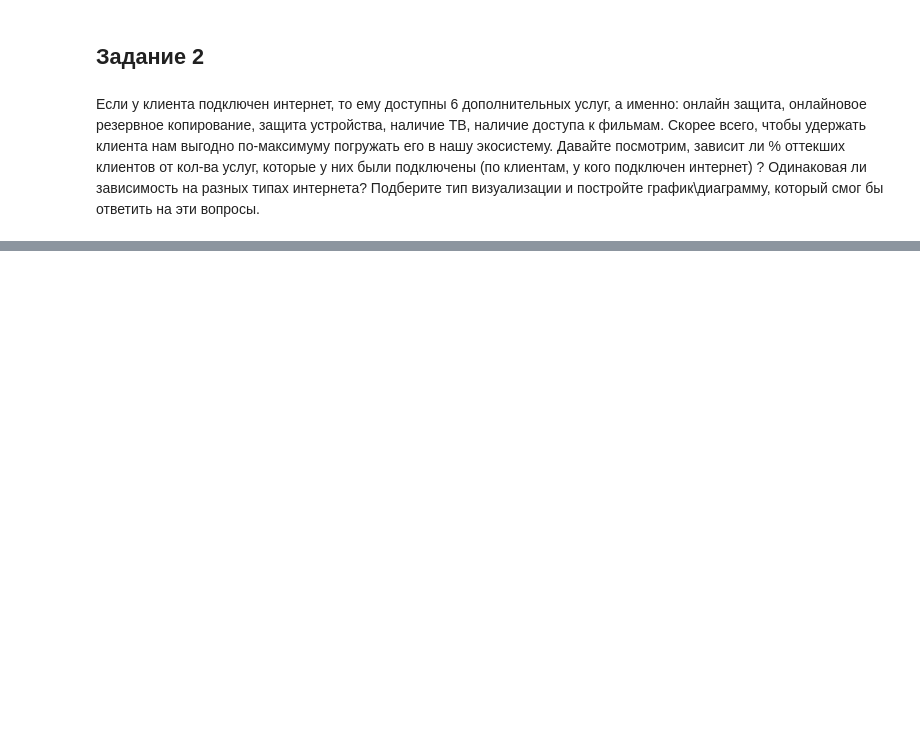
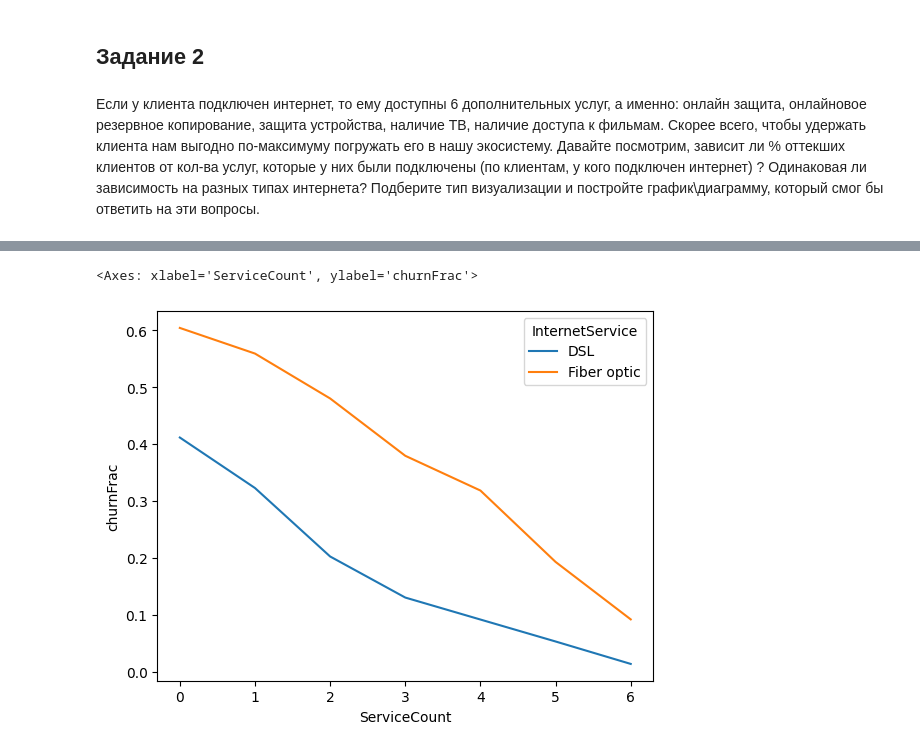
Before and after one commit to Mentaltired/t-bank_da_base_course, a Jupyter notebook: Домашнее задание 'Визуализация'.ipynb, the cells around one changed output, grey strips where cells are left out. Drawn from its saved outputs; the diff is of its cells as text; code cells hidden in the pictures; blank space fills up the shorter version.

```diff
--- a/Домашнее задание 'Визуализация'.ipynb
+++ b/Домашнее задание 'Визуализация'.ipynb
@@ -17,3 +55,19 @@ df['TotalCharges'] = pd.to_numeric(df['TotalCharges'],errors='coerce')
 ## Задание 2
 # %% [markdown]
 Если у клиента подключен интернет, то ему доступны 6 дополнительных услуг, а именно: онлайн защита, онлайновое резервное копирование, защита устройства, наличие ТВ, наличие доступа к фильмам. Скорее всего, чтобы удержать клиента нам выгодно по-максимуму погружать его в нашу экосистему. Давайте посмотрим, зависит ли % оттекших клиентов от кол-ва услуг, которые у них были подключены (по клиентам, у кого подключен интернет) ? Одинаковая ли зависимость на разных типах интернета? Подберите тип визуализации и постройте график\диаграмму, который смог бы ответить на эти вопросы.
+# %%
+# df_temp = df[df['InternetService'] != 'No'].groupby(['InternetService']).agg({
+#     service: lambda x: (x == 'Yes').sum() for service in [
+#         'OnlineSecurity', 'OnlineBackup', 'DeviceProtection', 'TechSupport', 'StreamingTV', 'StreamingMovies'
+#     ]
+# })
+def count_yes(row):
+    res = 0
+    for x in row:
+        res += (x == 'Yes')
+    return res
+
+services = ['OnlineSecurity', 'OnlineBackup', 'DeviceProtection', 'TechSupport', 'StreamingTV', 'StreamingMovies']
+df['ServiceCount'] = df[services].apply(count_yes, axis=1)
+df['Churn'] = df['Churn'].map({'No': 0, 'Yes': 1})
+df.head()
@@ -19,0 +82,4 @@ df['TotalCharges'] = pd.to_numeric(df['TotalCharges'],errors='coerce')
+# %%
+df_temp = df[df['InternetService'] != 'No'].groupby(['InternetService', 'ServiceCount']).agg({'customerID': 'nunique', 'Churn': 'mean'}).reset_index()
+df_temp.columns = ['InternetService', 'ServiceCount', 'customerAmount', 'churnFrac']
+df_temp
@@ -19,0 +102,5 @@ df['TotalCharges'] = pd.to_numeric(df['TotalCharges'],errors='coerce')
+# %%
+sns.lineplot(data=df_temp, x='ServiceCount', y='churnFrac', hue='InternetService')
+# %% [output]
+<Axes: xlabel='ServiceCount', ylabel='churnFrac'>
+[figure, added]
```
Also changed, not shown: parts of 8 cells of this notebook.
